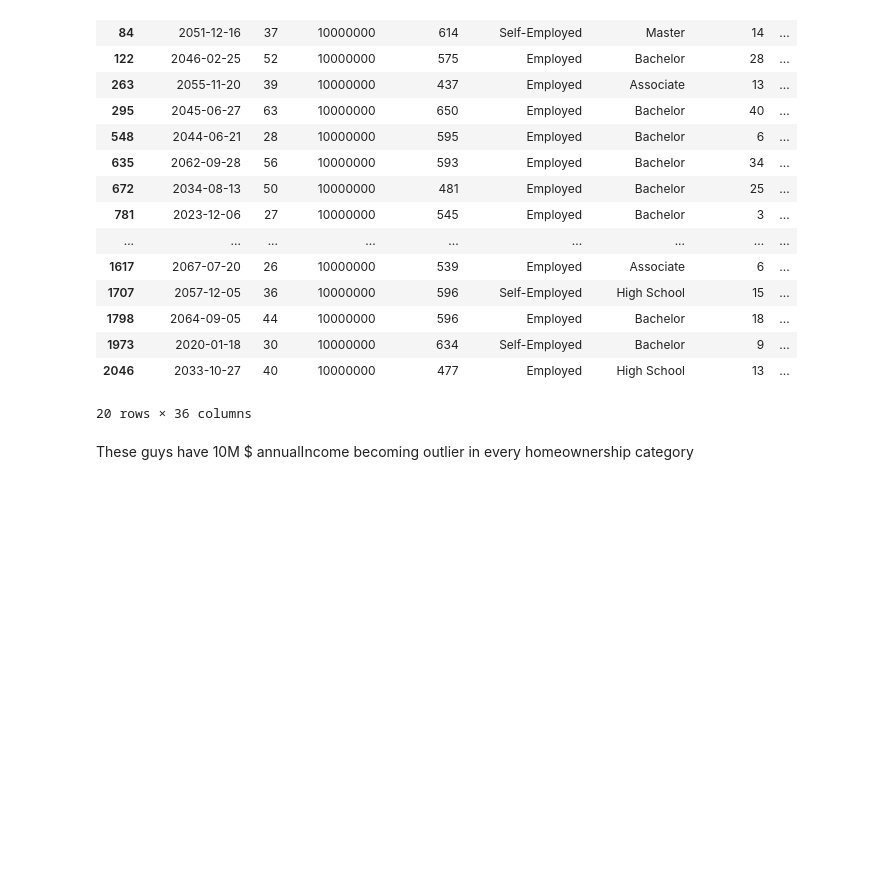
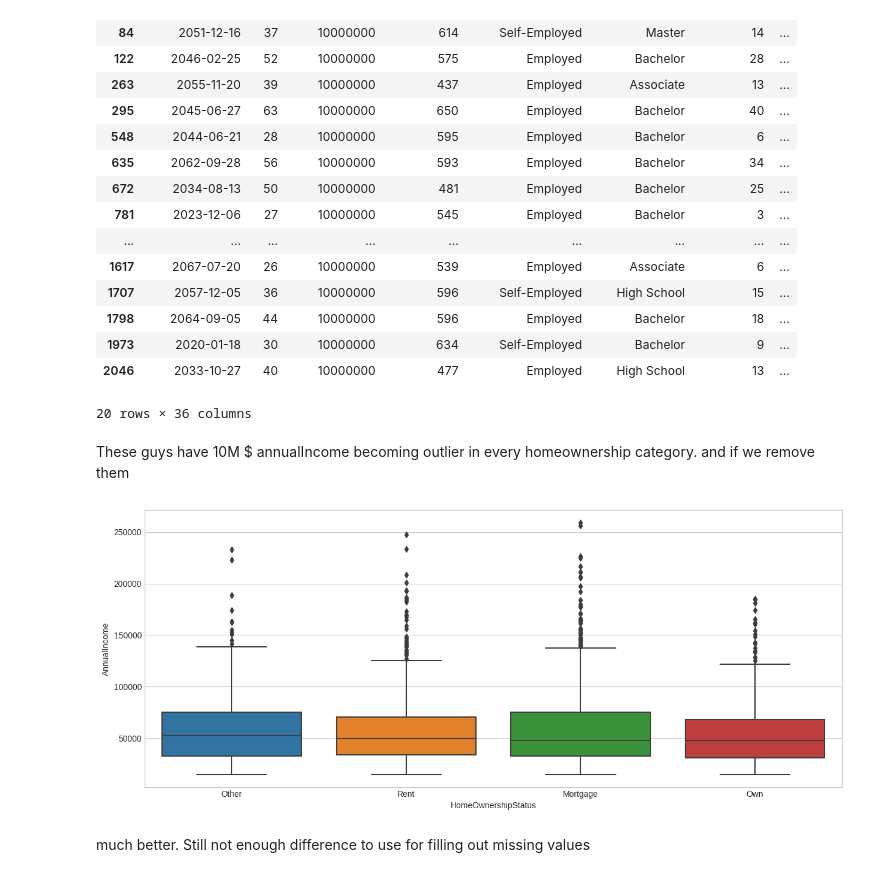
Before and after one commit to KimiyaVahidMotlagh/QBC-DA10-Group4Project1, a Jupyter notebook: DA10_EDA(Arash).ipynb, the cells around one changed output. Drawn from its saved outputs; the diff is of its cells as text; code cells hidden in the pictures; blank space fills up the shorter version.

Commit message:
annualIncome_outliers

```diff
--- a/DA10_EDA(Arash).ipynb
+++ b/DA10_EDA(Arash).ipynb
@@ -196,4 +194,14 @@ df[df['AnnualIncome'] >= 1e7]
 | 2046 | 2033-10-27 | 40 | 10000000 | 477 | Employed | High School | 13 | ... |
 20 rows × 36 columns
 # %% [markdown]
-These guys have 10M $ annualIncome becoming outlier in every homeownership category
+These guys have 10M $ annualIncome becoming outlier in every homeownership category. and if we remove them
+# %%
+homeowner = homeowner[homeowner['AnnualIncome'] < 1e7]
+# %%
+plt.figure(figsize=(15,6))
+sns.boxplot(x='HomeOwnershipStatus', y='AnnualIncome', data=homeowner)
+plt.show()
+# %% [output]
+[figure, added]
+# %% [markdown]
+much better. Still not enough difference to use for filling out missing values
```
Also changed, not shown: parts of 1 cell of this notebook.
